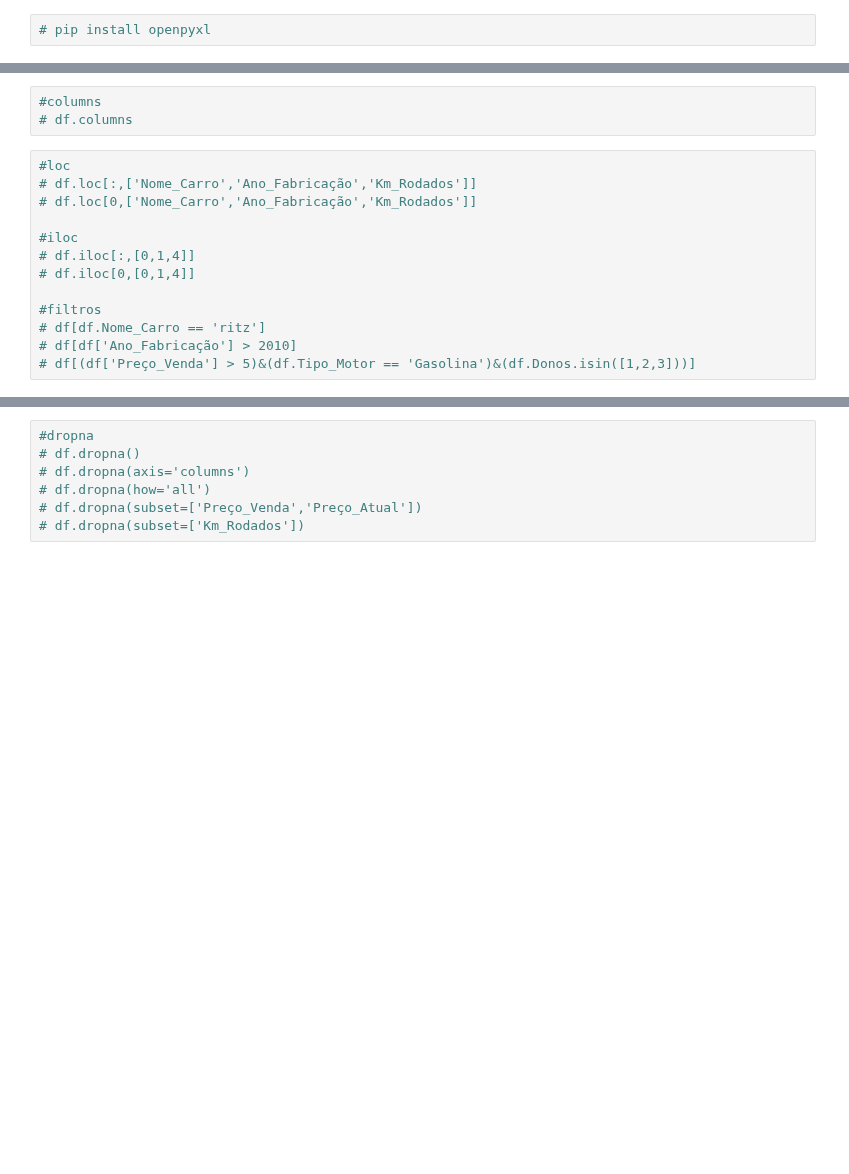
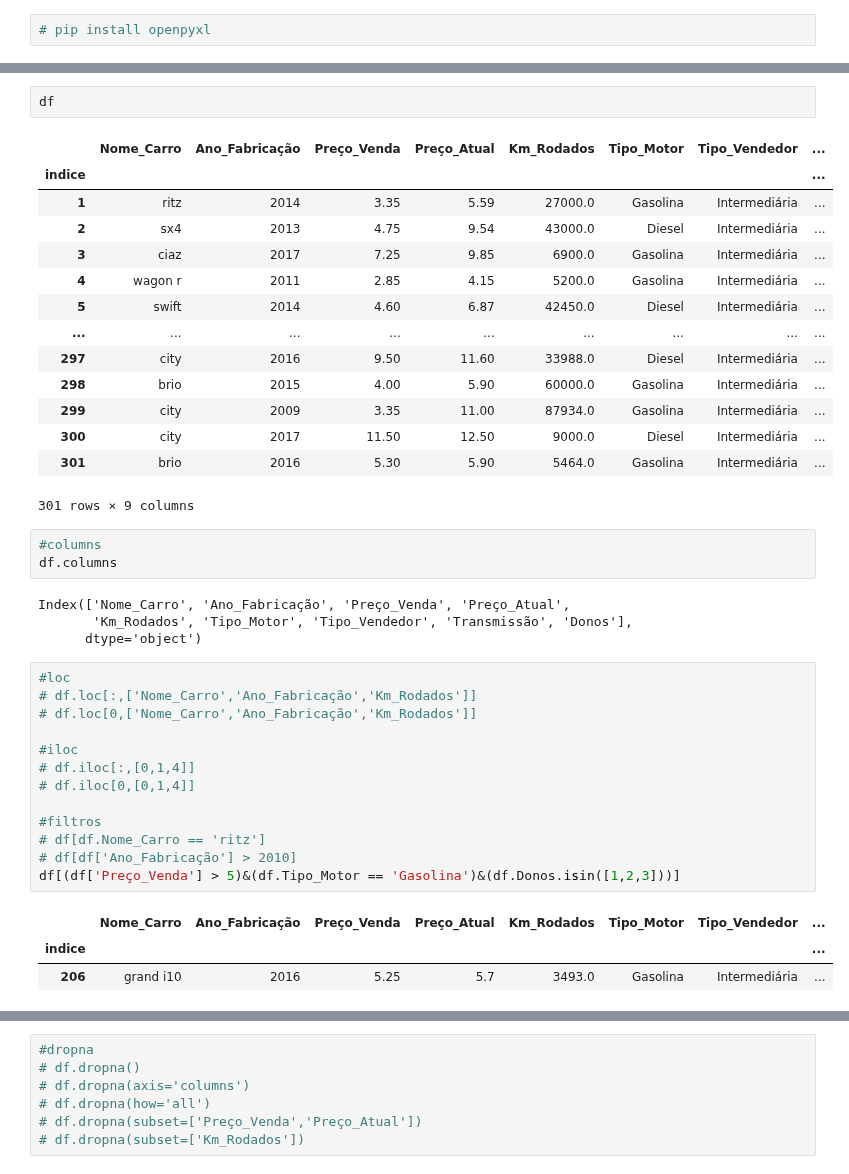
Before and after one commit to gamrodrigues/Coder, a Jupyter notebook: Aula 8.ipynb, the cells around one changed output, grey strips where cells are left out. Drawn from its saved outputs; the diff is of its cells as text; blank space fills up the shorter version.

```diff
--- a/Aula 8.ipynb
+++ b/Aula 8.ipynb
@@ -44,6 +262,27 @@ df.info()
+# %%
+df
+# %% [output]
+|  | Nome_Carro | Ano_Fabricação | Preço_Venda | Preço_Atual | Km_Rodados | Tipo_Motor | Tipo_Vendedor | ... |
+| indice |  |  |  |  |  |  |  | ... |
+| 1 | ritz | 2014 | 3.35 | 5.59 | 27000.0 | Gasolina | Intermediária | ... |
+| 2 | sx4 | 2013 | 4.75 | 9.54 | 43000.0 | Diesel | Intermediária | ... |
+| 3 | ciaz | 2017 | 7.25 | 9.85 | 6900.0 | Gasolina | Intermediária | ... |
+| 4 | wagon r | 2011 | 2.85 | 4.15 | 5200.0 | Gasolina | Intermediária | ... |
+| 5 | swift | 2014 | 4.60 | 6.87 | 42450.0 | Diesel | Intermediária | ... |
+| ... | ... | ... | ... | ... | ... | ... | ... | ... |
+| 297 | city | 2016 | 9.50 | 11.60 | 33988.0 | Diesel | Intermediária | ... |
+| 298 | brio | 2015 | 4.00 | 5.90 | 60000.0 | Gasolina | Intermediária | ... |
+| 299 | city | 2009 | 3.35 | 11.00 | 87934.0 | Gasolina | Intermediária | ... |
+| 300 | city | 2017 | 11.50 | 12.50 | 9000.0 | Diesel | Intermediária | ... |
+| 301 | brio | 2016 | 5.30 | 5.90 | 5464.0 | Gasolina | Intermediária | ... |
+301 rows × 9 columns
 # %%
 #columns
-# df.columns
+df.columns
+# %% [output]
+Index(['Nome_Carro', 'Ano_Fabricação', 'Preço_Venda', 'Preço_Atual',
+       'Km_Rodados', 'Tipo_Motor', 'Tipo_Vendedor', 'Transmissão', 'Donos'],
+      dtype='object')
 # %%
 #loc
 # df.loc[:,['Nome_Carro','Ano_Fabricação','Km_Rodados']]
@@ -56,7 +295,11 @@ df.info()
 #filtros
 # df[df.Nome_Carro == 'ritz']
 # df[df['Ano_Fabricação'] > 2010]
-# df[(df['Preço_Venda'] > 5)&(df.Tipo_Motor == 'Gasolina')&(df.Donos.isin([1,2,3]))]
+df[(df['Preço_Venda'] > 5)&(df.Tipo_Motor == 'Gasolina')&(df.Donos.isin([1,2,3]))]
+# %% [output]
+|  | Nome_Carro | Ano_Fabricação | Preço_Venda | Preço_Atual | Km_Rodados | Tipo_Motor | Tipo_Vendedor | ... |
+| indice |  |  |  |  |  |  |  | ... |
+| 206 | grand i10 | 2016 | 5.25 | 5.7 | 3493.0 | Gasolina | Intermediária | ... |
 # %%
 #describe
 df.describe()
```
Also changed, not shown: parts of 31 cells of this notebook.
